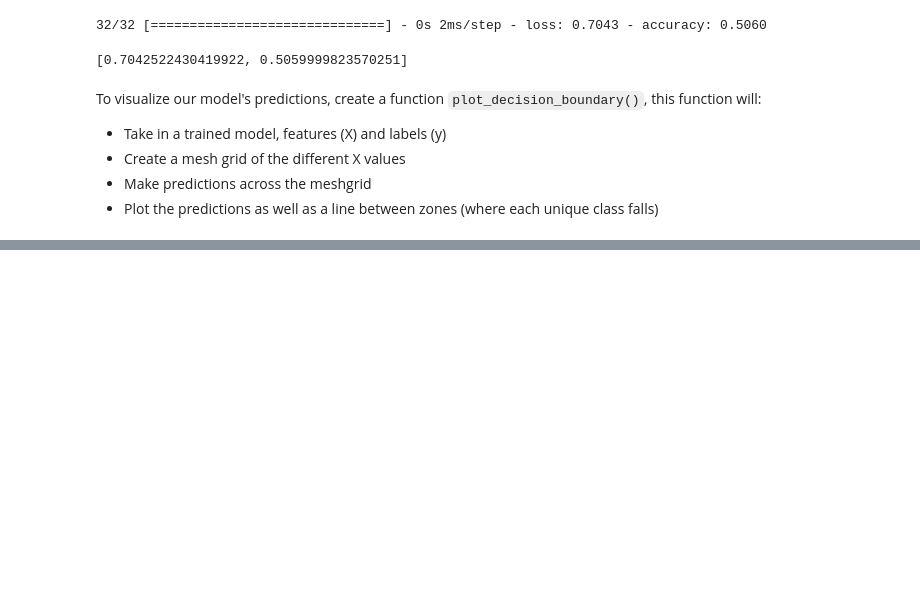
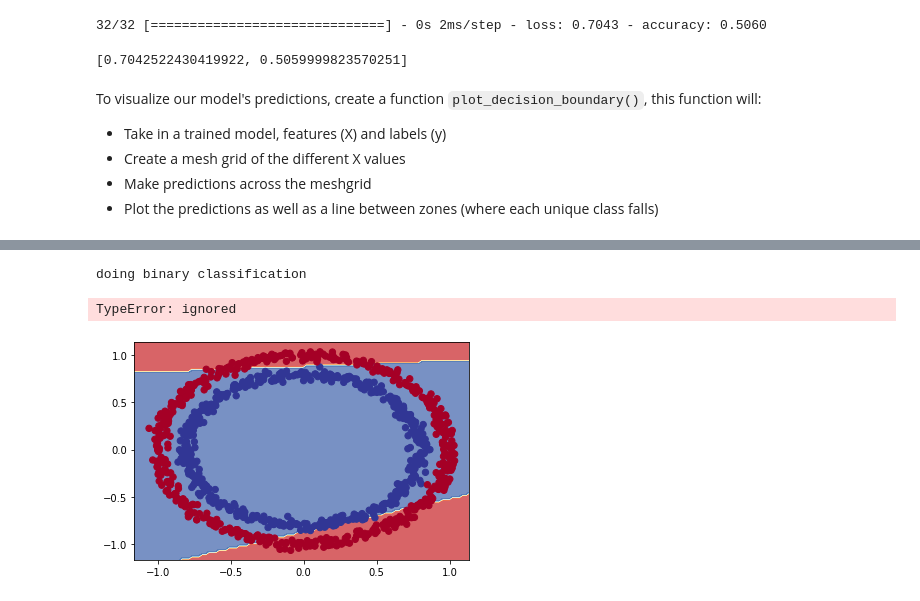
Before and after one commit to pratikktiwari/Deep-Learning, a Jupyter notebook: 02_Neural_Network_Classification.ipynb, the cells around one changed output, grey strips where cells are left out. Cells and saved outputs as stored; diff of their text form; code cells hidden in the pictures; blank space fills up the shorter version.

```diff
--- a/02_Neural_Network_Classification.ipynb
+++ b/02_Neural_Network_Classification.ipynb
@@ -260,0 +461,21 @@ _________________________________________________________________
+# %%
+# Multi layer model
+
+# set random seed
+tf.random.set_seed(42)
+
+# create the model
+model_6 = tf.keras.Sequential([
+    tf.keras.layers.Dense(4, activation="relu", input_shape=[2]),
+    tf.keras.layers.Dense(4, activation="relu"),
+    tf.keras.layers.Dense(1)
+])
+
+# compile the model
+model_6.compile(loss="binary_crossentropy",
+                optimizer=tf.keras.optimizers.Adam(lr=0.001),
+                metrics=["accuracy"]
+)
+
+# fit the model
+history = model_6.fit(X, y, epochs=250, verbose=0)
@@ -260,0 +488,7 @@ _________________________________________________________________
+# %%
+# how do our model predictions look
+plot_decision_boundary(model_6, X=X, y=y)
+# %% [output]
+doing binary classification
+TypeError: ignored
+[figure, added]
```
Also changed, not shown: parts of 20 cells of this notebook.
